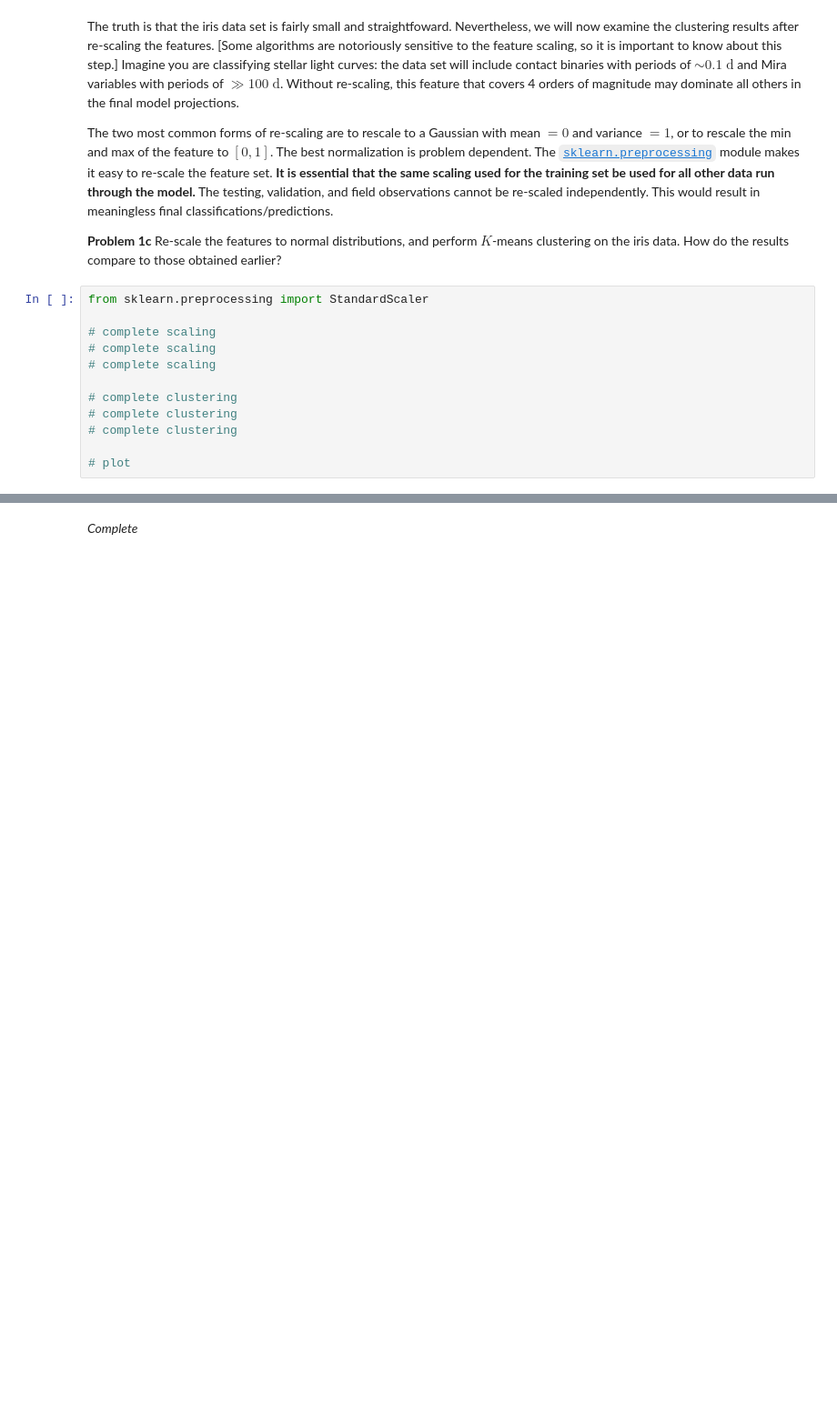
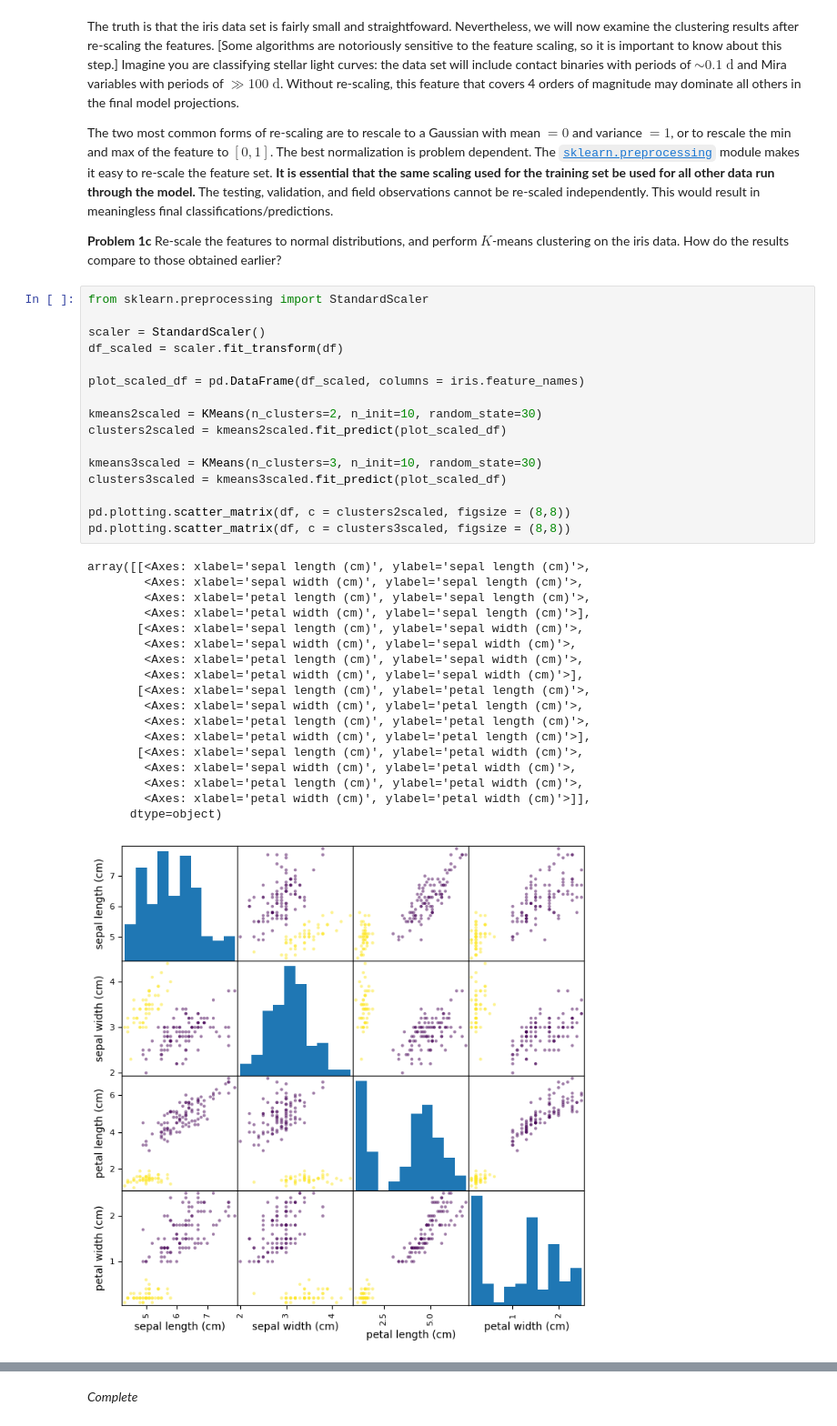
Before and after one commit to ASTR154/clustering, a Jupyter notebook: clustering.ipynb, the cells around one changed output, grey strips where cells are left out. Shown at 91% size. Drawn from its saved outputs; the diff is of its cells as text; blank space fills up the shorter version.

```diff
--- a/clustering.ipynb
+++ b/clustering.ipynb
@@ -42,15 +114,38 @@ The truth is that the iris data set is fairly small and straightfoward. Neverthe
 The two most common forms of re-scaling are to rescale to a Gaussian with mean $= 0$ and variance $= 1$, or to rescale the min and max of the feature to $[0, 1]$. The best normalization is problem dependent. The [`sklearn.preprocessing`](http://scikit-learn.org/stable/modules/classes.html#module-sklearn.preprocessing) module makes it easy to re-scale the feature set. **It is essential that the same scaling used for the training set be used for all other data run through the model.** The testing, validation, and field observations cannot be re-scaled independently. This would result in meaningless final classifications/predictions.
 
 **Problem 1c** Re-scale the features to normal distributions, and perform $K$-means clustering on the iris data. How do the results compare to those obtained earlier?
-# %%
-from sklearn.preprocessing import StandardScaler
-
-# complete scaling
-# complete scaling
-# complete scaling
-
-# complete clustering
-# complete clustering
-# complete clustering
-
-# plot
+# %%
+from sklearn.preprocessing import StandardScaler
+
+scaler = StandardScaler()
+df_scaled = scaler.fit_transform(df)
+
+plot_scaled_df = pd.DataFrame(df_scaled, columns = iris.feature_names)
+
+kmeans2scaled = KMeans(n_clusters=2, n_init=10, random_state=30)
+clusters2scaled = kmeans2scaled.fit_predict(plot_scaled_df)
+
+kmeans3scaled = KMeans(n_clusters=3, n_init=10, random_state=30)
+clusters3scaled = kmeans3scaled.fit_predict(plot_scaled_df)
+
+pd.plotting.scatter_matrix(df, c = clusters2scaled, figsize = (8,8))
+pd.plotting.scatter_matrix(df, c = clusters3scaled, figsize = (8,8))
+# %% [output]
+array([[<Axes: xlabel='sepal length (cm)', ylabel='sepal length (cm)'>,
+        <Axes: xlabel='sepal width (cm)', ylabel='sepal length (cm)'>,
+        <Axes: xlabel='petal length (cm)', ylabel='sepal length (cm)'>,
+        <Axes: xlabel='petal width (cm)', ylabel='sepal length (cm)'>],
+       [<Axes: xlabel='sepal length (cm)', ylabel='sepal width (cm)'>,
+        <Axes: xlabel='sepal width (cm)', ylabel='sepal width (cm)'>,
+        <Axes: xlabel='petal length (cm)', ylabel='sepal width (cm)'>,
+        <Axes: xlabel='petal width (cm)', ylabel='sepal width (cm)'>],
+       [<Axes: xlabel='sepal length (cm)', ylabel='petal length (cm)'>,
+        <Axes: xlabel='sepal width (cm)', ylabel='petal length (cm)'>,
+        <Axes: xlabel='petal length (cm)', ylabel='petal length (cm)'>,
+        <Axes: xlabel='petal width (cm)', ylabel='petal length (cm)'>],
+       [<Axes: xlabel='sepal length (cm)', ylabel='petal width (cm)'>,
+        <Axes: xlabel='sepal width (cm)', ylabel='petal width (cm)'>,
+        <Axes: xlabel='petal length (cm)', ylabel='petal width (cm)'>,
+        <Axes: xlabel='petal width (cm)', ylabel='petal width (cm)'>]],
+      dtype=object)
+[figure, added]
```
Also changed, not shown: parts of 19 cells of this notebook.
